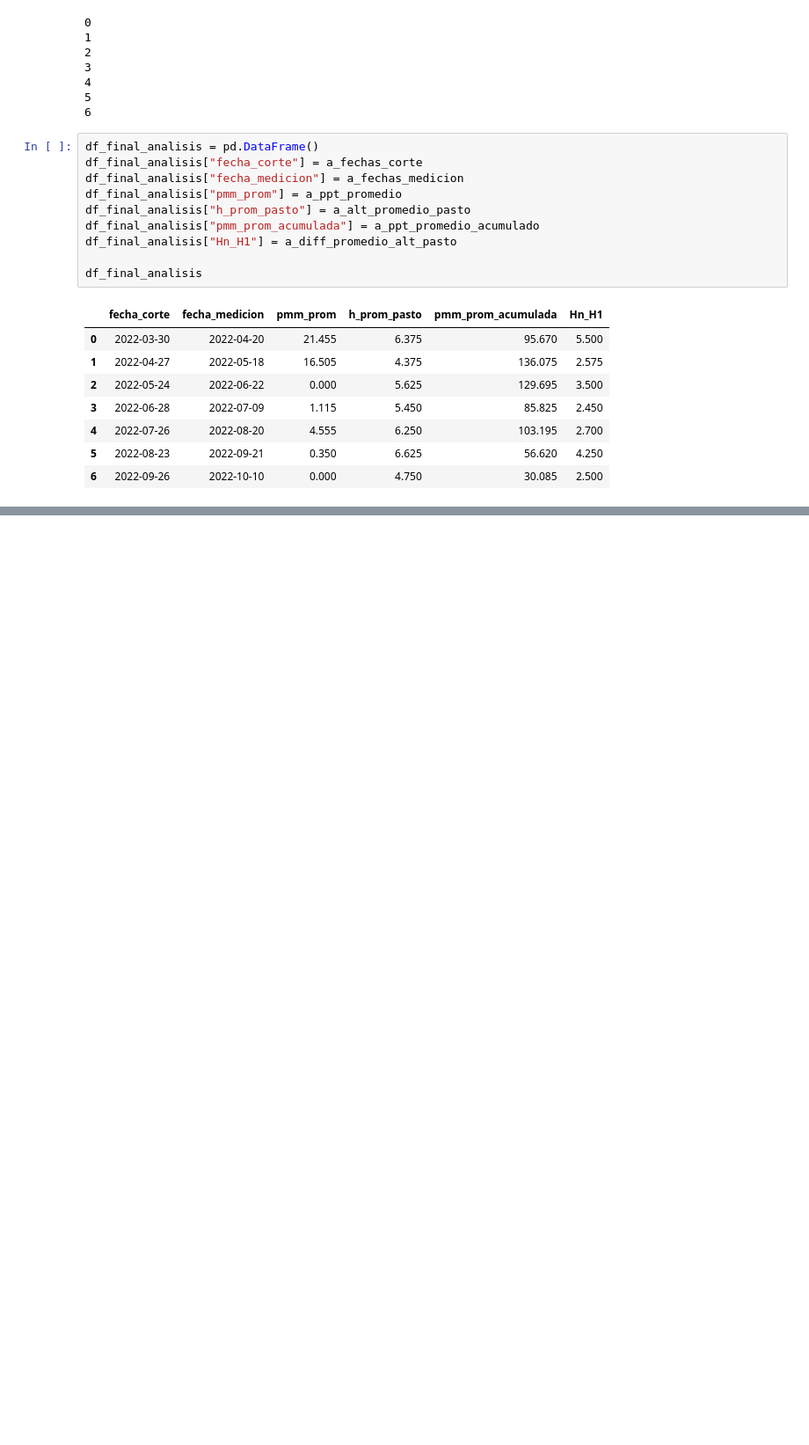
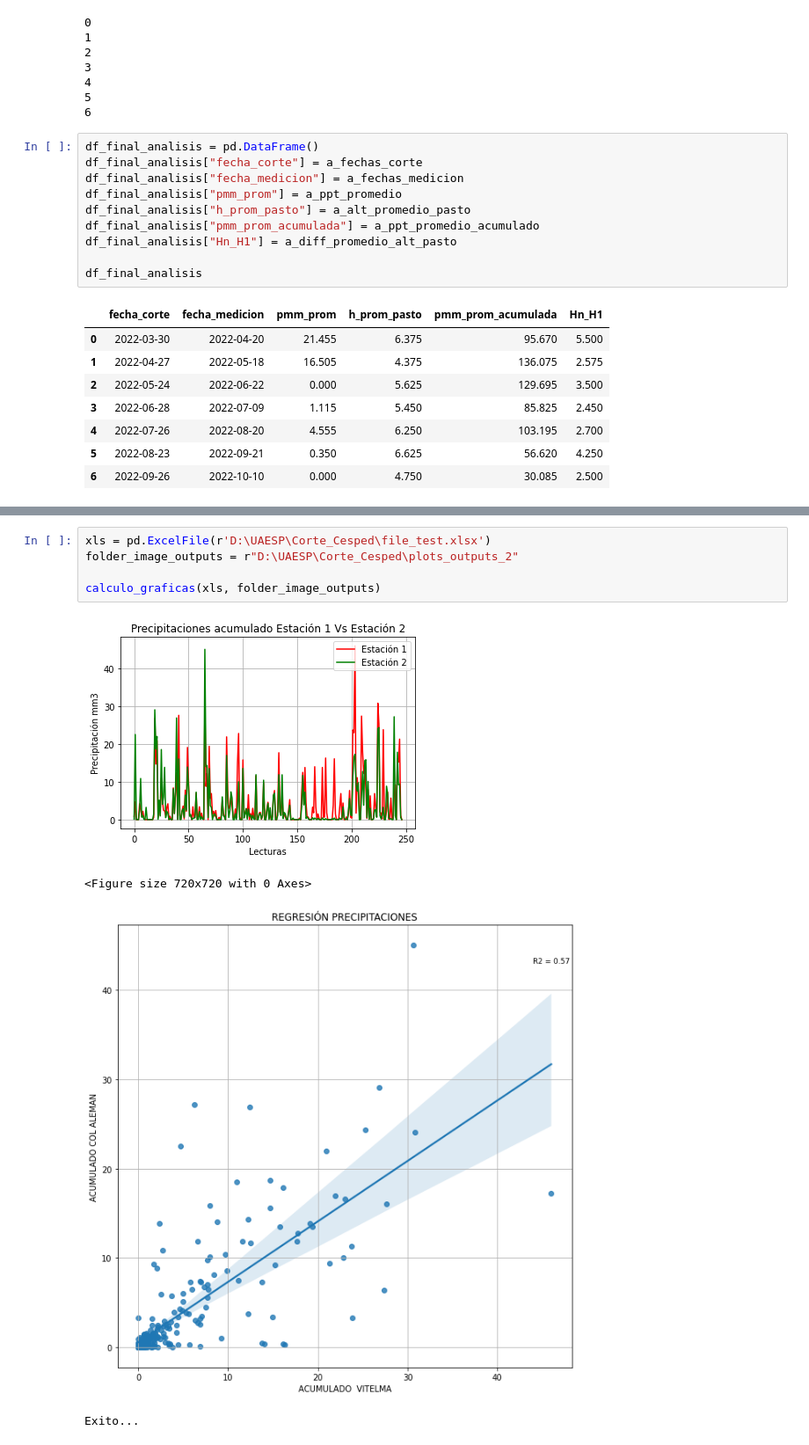
Before and after one commit to maifercaher/uaesp_corte_cesped, a Jupyter notebook: Corte_Cesped.ipynb, the cells around one changed output, grey strips where cells are left out. Shown at 88% size. Drawn from its saved outputs; the diff is of its cells as text; blank space fills up the shorter version.

```diff
--- a/Corte_Cesped.ipynb
+++ b/Corte_Cesped.ipynb
@@ -328,0 +399,10 @@ df_final_analisis
+# %%
+xls = pd.ExcelFile(r'D:\UAESP\Corte_Cesped\file_test.xlsx')
+folder_image_outputs = r"D:\UAESP\Corte_Cesped\plots_outputs_2"
+
+calculo_graficas(xls, folder_image_outputs)
+# %% [output]
+[figure, added]
+<Figure size 720x720 with 0 Axes>
+[figure, added]
+Exito...
```
Also changed, not shown: parts of 6 cells of this notebook.
